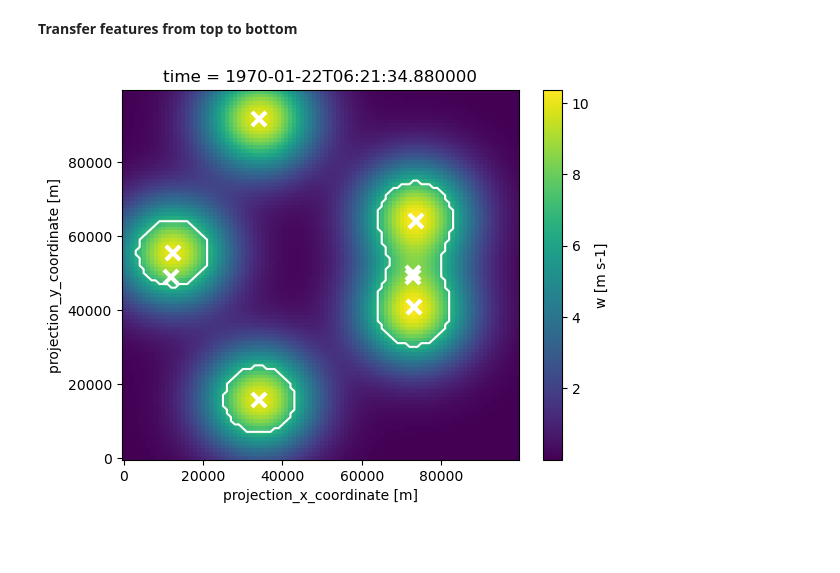
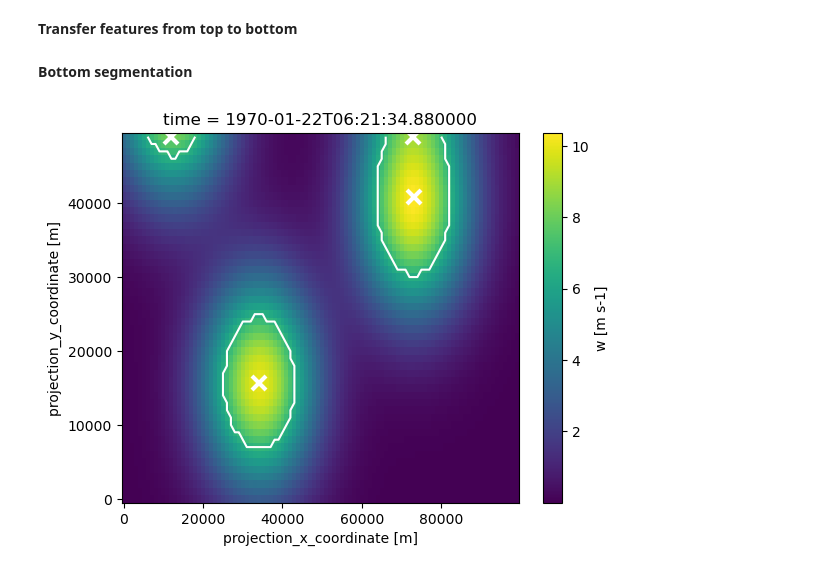
Before and after one commit to fziegner/parallel-watershedding, a Jupyter notebook: 03_parallel_watershed_multiple_blobs.ipynb, the cells around one changed output. Saved outputs shown, nothing was run; the diff lists cells and outputs as text; code cells hidden in the pictures; blank space fills up the shorter version.

Commit message:
Added more visualizations

```diff
--- a/03_parallel_watershed_multiple_blobs.ipynb
+++ b/03_parallel_watershed_multiple_blobs.ipynb
@@ -234,7 +238,7 @@ indices_list = list(bottom_row.index)
 indices = np.split(indices_list, np.where(np.diff(indices_list) != dxy)[0] + 1)
 
 bottom_row = bottom_row.reset_index(names="index")
-#new_features = pd.DataFrame()
+new_features = pd.DataFrame()
 for a in indices:
     marker = np.mean(a)
     feature = bottom_row.iloc[(bottom_row["index"] - marker).abs().argsort()[:1]][column_name].item()
@@ -246,16 +250,17 @@ for a in indices:
     feature_row.loc[:, "projection_y_coordinate"] = y_coordinate
     feature_row.loc[:, "projection_x_coordinate"] = marker
     new_features = pd.concat([new_features, feature_row])
+# %% [markdown]
+**Bottom segmentation**
 # %%
-features_merged = pd.concat([features_top, features_bottom, new_features])
-features_merged.sort_values(inplace=True, by=['frame'])
-features_merged.reset_index(inplace=True, drop=True)
-
-mask_seg, _ = tobac.segmentation_2D(features_merged, blob, dxy, **parameters_segmentation)
+features_c = pd.concat([features_bottom, new_features])
+features_c.sort_values(inplace=True, by=['frame'])
+features_c.reset_index(inplace=True, drop=True)
+mask_seg, _ = tobac.segmentation_2D(features_c, blob_section_bottom.to_iris(), dxy, **parameters_segmentation)
 mask_seg = xr.DataArray.from_iris(mask_seg)
-plot_data(xr.DataArray.from_iris(blob), mask_seg, features_merged)
+plot_data(blob_section_bottom, mask_seg, features_c)
 # %% [output]
-[figure, old version]
+[figure, new version]
 # %%
 #mask_df_top = mask_seg.isel(time=35).to_pandas()
 #mask_df_top = mask_df_top.reindex(index=mask_df_top.index[::-1])
```
Also changed, not shown: parts of 3 cells of this notebook, 1 other file.
